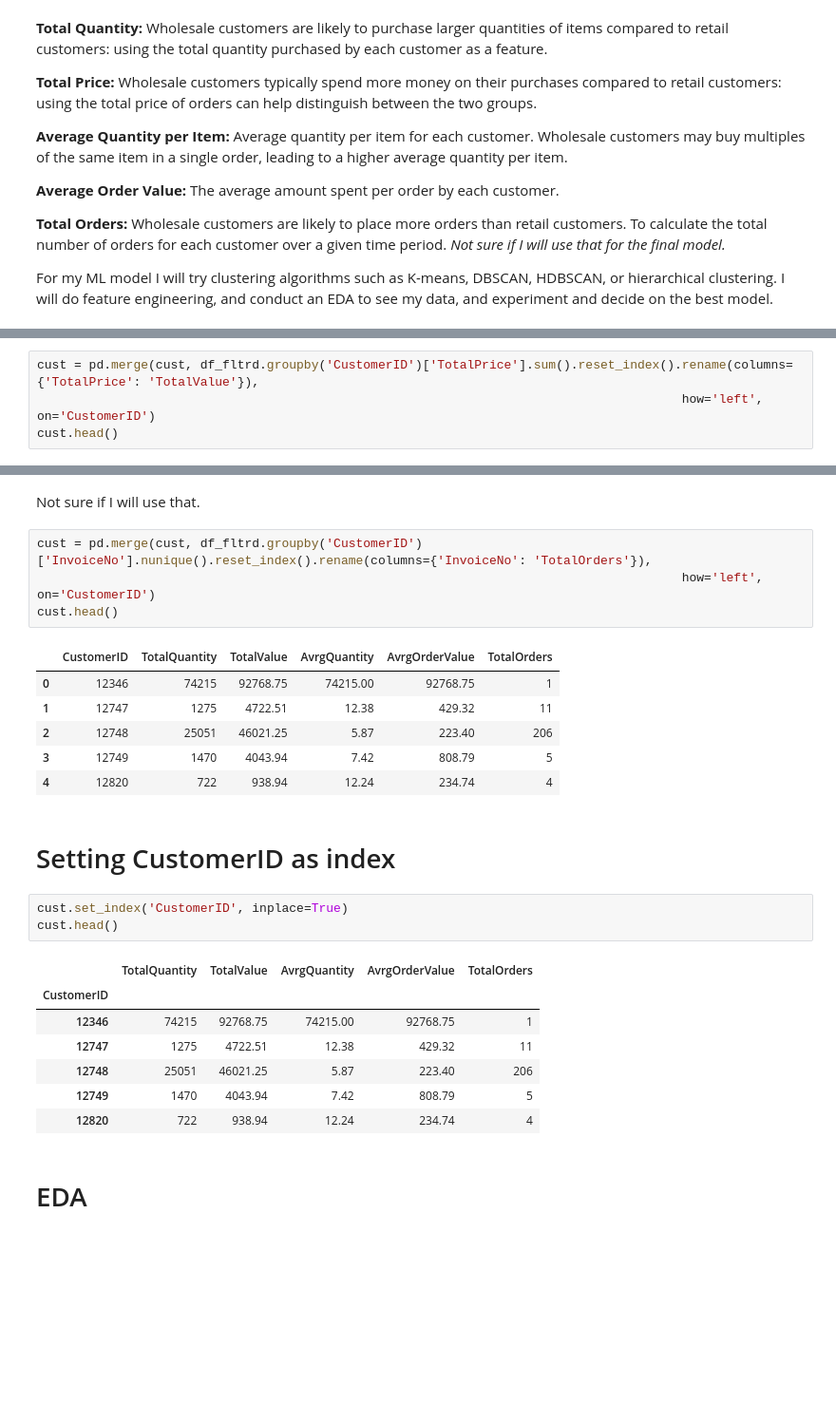
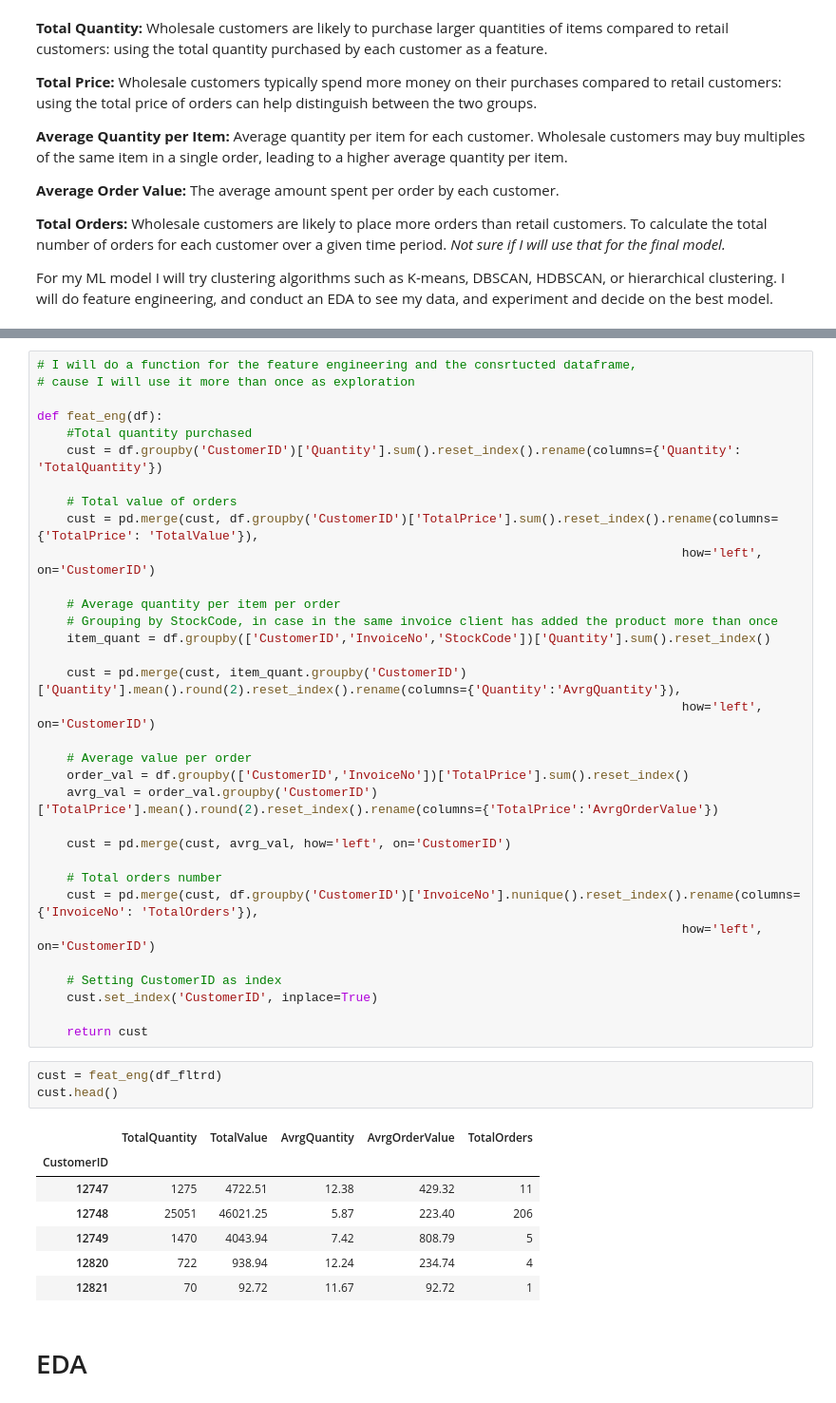
Before and after one commit to dimitsagk/ClientClustering_InventoryForecast, a Jupyter notebook: notebooks/03_ClientClustering_ML-notebook.ipynb, the cells around one changed output, grey strips where cells are left out. Shown at 95% size. Saved outputs shown, nothing was run; the diff lists cells and outputs as text; blank space fills up the shorter version.

Commit message:
Creating function for feature engineering, cause I use it more than once

```diff
--- a/notebooks/03_ClientClustering_ML-notebook.ipynb
+++ b/notebooks/03_ClientClustering_ML-notebook.ipynb
@@ -82,4 +65,0 @@ cust.head()
-# %%
-cust = pd.merge(cust, df_fltrd.groupby('CustomerID')['TotalPrice'].sum().reset_index().rename(columns={'TotalPrice': 'TotalValue'}),
-                                                                                       how='left', on='CustomerID')
-cust.head()
@@ -126,29 +66,47 @@ cust.head()
-# %% [markdown]
-Not sure if I will use that.
-# %%
-cust = pd.merge(cust, df_fltrd.groupby('CustomerID')['InvoiceNo'].nunique().reset_index().rename(columns={'InvoiceNo': 'TotalOrders'}),
-                                                                                       how='left', on='CustomerID')
-cust.head()
-# %% [output]
-|  | CustomerID | TotalQuantity | TotalValue | AvrgQuantity | AvrgOrderValue | TotalOrders |
-| 0 | 12346 | 74215 | 92768.75 | 74215.00 | 92768.75 | 1 |
-| 1 | 12747 | 1275 | 4722.51 | 12.38 | 429.32 | 11 |
-| 2 | 12748 | 25051 | 46021.25 | 5.87 | 223.40 | 206 |
-| 3 | 12749 | 1470 | 4043.94 | 7.42 | 808.79 | 5 |
-| 4 | 12820 | 722 | 938.94 | 12.24 | 234.74 | 4 |
-# %% [markdown]
-# Setting CustomerID as index
-# %%
-cust.set_index('CustomerID', inplace=True)
-cust.head()
-# %% [output]
-|  | TotalQuantity | TotalValue | AvrgQuantity | AvrgOrderValue | TotalOrders |
-| CustomerID |  |  |  |  |  |
-| 12346 | 74215 | 92768.75 | 74215.00 | 92768.75 | 1 |
-| 12747 | 1275 | 4722.51 | 12.38 | 429.32 | 11 |
-| 12748 | 25051 | 46021.25 | 5.87 | 223.40 | 206 |
-| 12749 | 1470 | 4043.94 | 7.42 | 808.79 | 5 |
-| 12820 | 722 | 938.94 | 12.24 | 234.74 | 4 |
+# %%
+# I will do a function for the feature engineering and the consrtucted dataframe,
+# cause I will use it more than once as exploration
+
+def feat_eng(df):
+    #Total quantity purchased
+    cust = df.groupby('CustomerID')['Quantity'].sum().reset_index().rename(columns={'Quantity': 'TotalQuantity'})
+
+    # Total value of orders
+    cust = pd.merge(cust, df.groupby('CustomerID')['TotalPrice'].sum().reset_index().rename(columns={'TotalPrice': 'TotalValue'}),
+                                                                                       how='left', on='CustomerID')
+
+    # Average quantity per item per order
+    # Grouping by StockCode, in case in the same invoice client has added the product more than once
+    item_quant = df.groupby(['CustomerID','InvoiceNo','StockCode'])['Quantity'].sum().reset_index()
+
+    cust = pd.merge(cust, item_quant.groupby('CustomerID')['Quantity'].mean().round(2).reset_index().rename(columns={'Quantity':'AvrgQuantity'}),
+                                                                                       how='left', on='CustomerID')
+
+    # Average value per order
+    order_val = df.groupby(['CustomerID','InvoiceNo'])['TotalPrice'].sum().reset_index()
+    avrg_val = order_val.groupby('CustomerID')['TotalPrice'].mean().round(2).reset_index().rename(columns={'TotalPrice':'AvrgOrderValue'})
+
+    cust = pd.merge(cust, avrg_val, how='left', on='CustomerID')
+
+    # Total orders number
+    cust = pd.merge(cust, df.groupby('CustomerID')['InvoiceNo'].nunique().reset_index().rename(columns={'InvoiceNo': 'TotalOrders'}),
+                                                                                       how='left', on='CustomerID')
+
+    # Setting CustomerID as index
+    cust.set_index('CustomerID', inplace=True)
+
+    return cust
+# %%
+cust = feat_eng(df_fltrd)
+cust.head()
+# %% [output]
+|  | TotalQuantity | TotalValue | AvrgQuantity | AvrgOrderValue | TotalOrders |
+| CustomerID |  |  |  |  |  |
+| 12747 | 1275 | 4722.51 | 12.38 | 429.32 | 11 |
+| 12748 | 25051 | 46021.25 | 5.87 | 223.40 | 206 |
+| 12749 | 1470 | 4043.94 | 7.42 | 808.79 | 5 |
+| 12820 | 722 | 938.94 | 12.24 | 234.74 | 4 |
+| 12821 | 70 | 92.72 | 11.67 | 92.72 | 1 |
 # %% [markdown]
 # EDA
 # %% [markdown]
```
Also changed, not shown: parts of 27 cells of this notebook.
